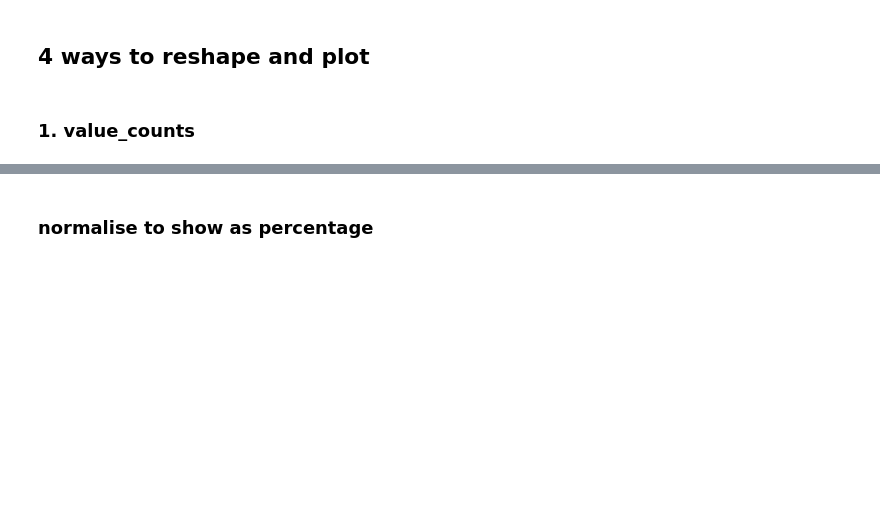
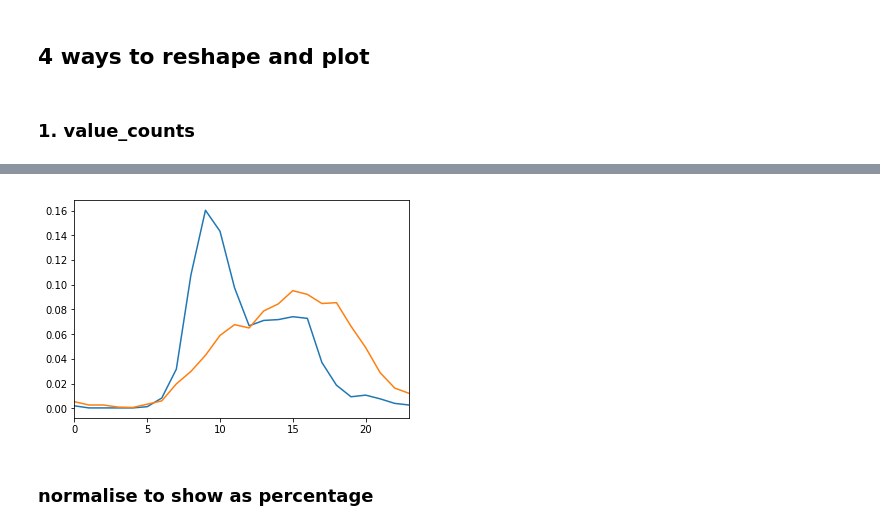
Before and after one commit to Bhavani-Rajan/DS-Unit-1-Sprint-2-Data-Wrangling-and-Storytelling, a Jupyter notebook: module1-join-and-reshape-data/LS_DS_121_Join_and_Reshape_Data.ipynb, the cells around one changed output, grey strips where cells are left out. Cells and saved outputs as stored; diff of their text form; code cells hidden in the pictures; blank space fills up the shorter version.

```diff
--- a/module1-join-and-reshape-data/LS_DS_121_Join_and_Reshape_Data.ipynb
+++ b/module1-join-and-reshape-data/LS_DS_121_Join_and_Reshape_Data.ipynb
@@ -737,0 +759,9 @@ One challenge of performing a merge on this data is that the `products` and `ord
+# %%
+products_condition = ((products['product_name'] == 'Half Baked Frozen Yogurt') |
+                            (products['product_name'] == 'Half And Half Ultra Pasteurized'))
+# %%
+products_we_need = products[products_condition]
+# %%
+merged = (products_we_need[['product_id', 'product_name']]
+          .merge(order_products[['order_id', 'product_id']])
+          .merge(orders[['order_id', 'order_hour_of_day']]))
@@ -738,4 +804,11 @@ One challenge of performing a merge on this data is that the `products` and `ord
 # %% [markdown]
 ## 4 ways to reshape and plot
+# %%
+#froyo = subset[subset['product_name']=='Half Baked Frozen Yogurt']
+#cream = subset[subset['product_name']=='Half And Half Ultra Pasteurized']
+
+froyo =merged[merged['product_name']=='Half Baked Frozen Yogurt']
+
+cream = merged[merged['product_name']=='Half And Half Ultra Pasteurized']
 # %% [markdown]
 ### 1. value_counts
@@ -742,3 +893,15 @@ One challenge of performing a merge on this data is that the `products` and `ord
+# %%
+(cream['order_hour_of_day']
+ .value_counts(normalize=True)
+ .sort_index()
+ .plot())
+
+(froyo['order_hour_of_day']
+ .value_counts(normalize=True)
+ .sort_index()
+ .plot());
+# %% [output]
+[figure, added]
 # %% [markdown]
 ### normalise to show as percentage
 # %% [markdown]
```
Also changed, not shown: parts of 17 cells of this notebook.
